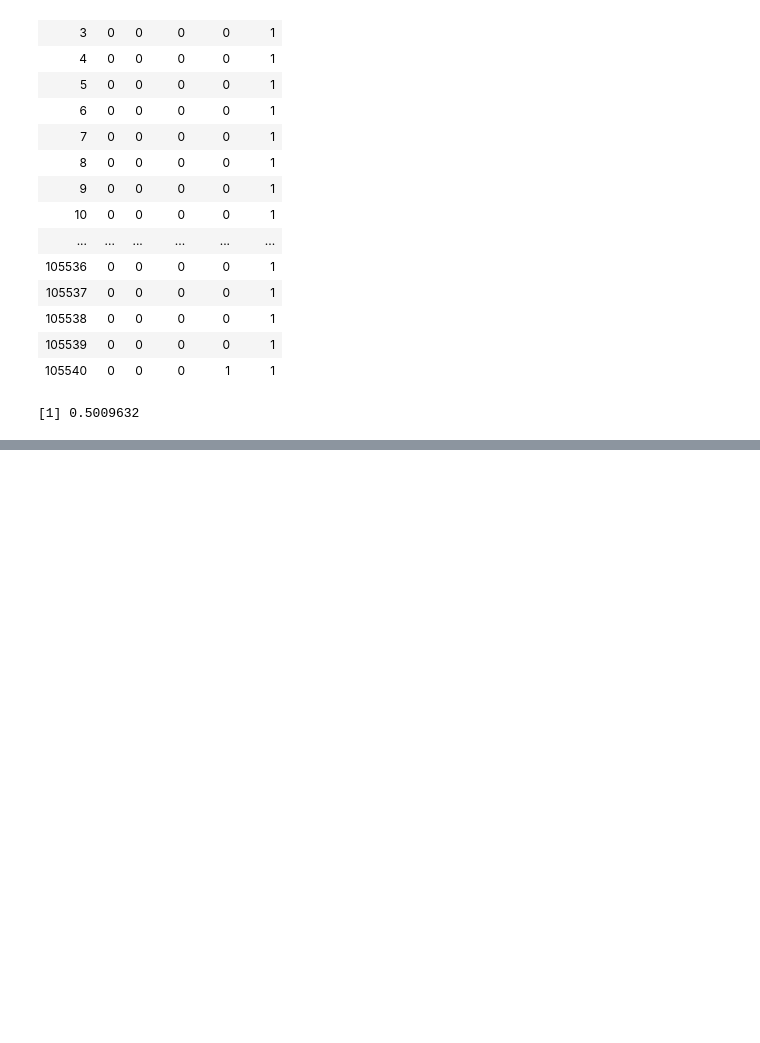
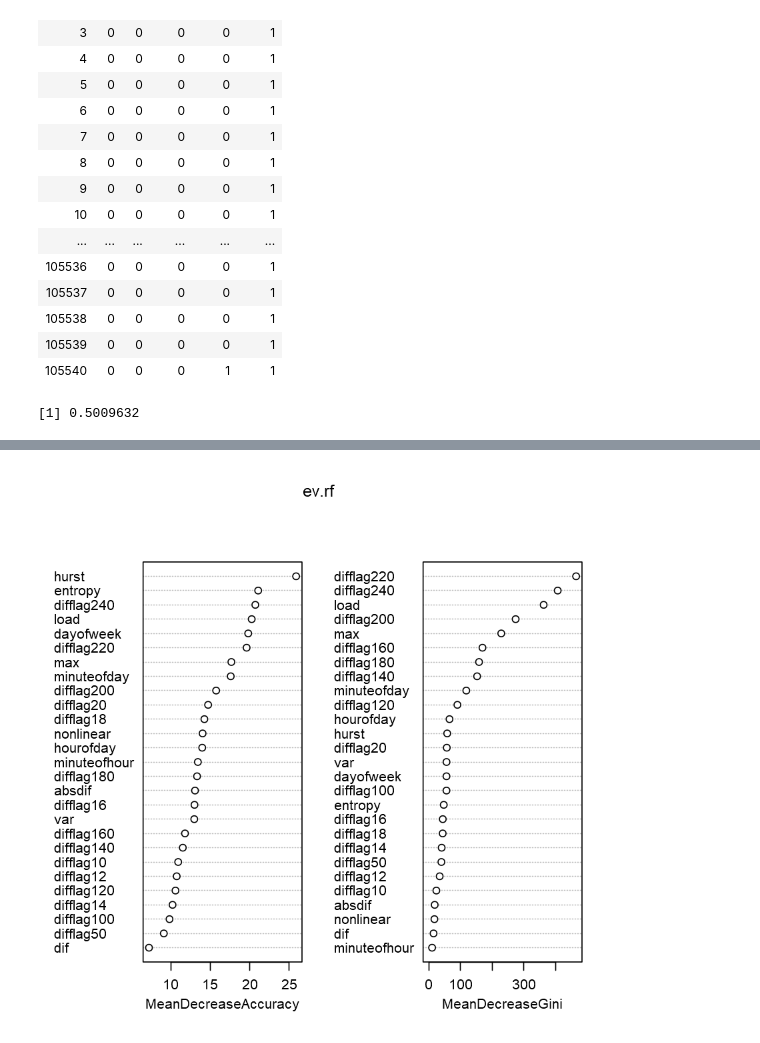
Before and after one commit to DanielTranDS/Appliance-EDA-Classification, a Jupyter notebook: AppliancesClassification_Codes.ipynb, the cells around one changed output, grey strips where cells are left out. Drawn from its saved outputs; the diff is of its cells as text; code cells hidden in the pictures; blank space fills up the shorter version.

```diff
--- a/AppliancesClassification_Codes.ipynb
+++ b/AppliancesClassification_Codes.ipynb
@@ -1589,0 +1702,4 @@ avg.f1
+# %%
+varImpPlot(ev.rf)
+# %% [output]
+[figure, added]
```
Also changed, not shown: parts of 27 cells of this notebook.
